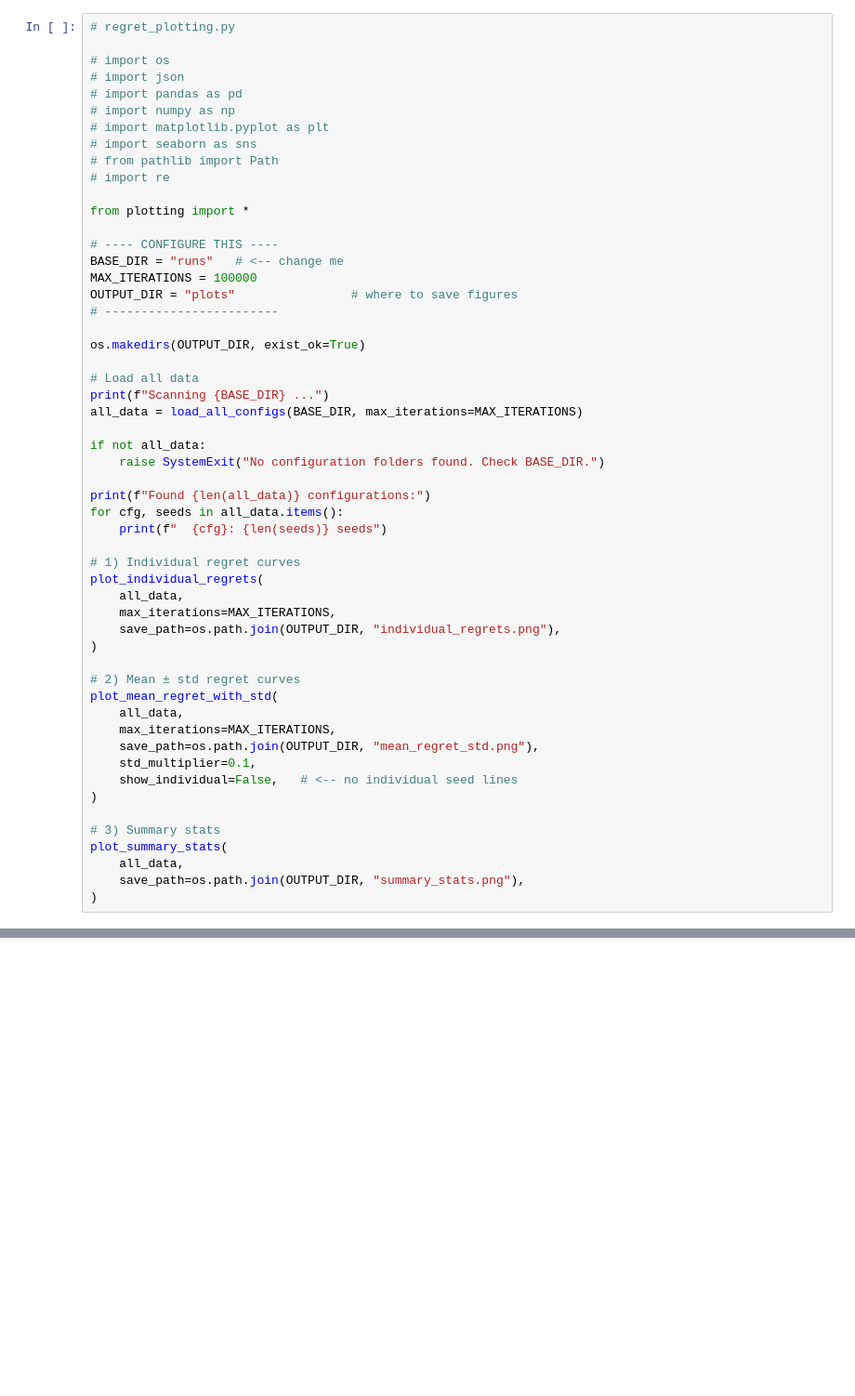
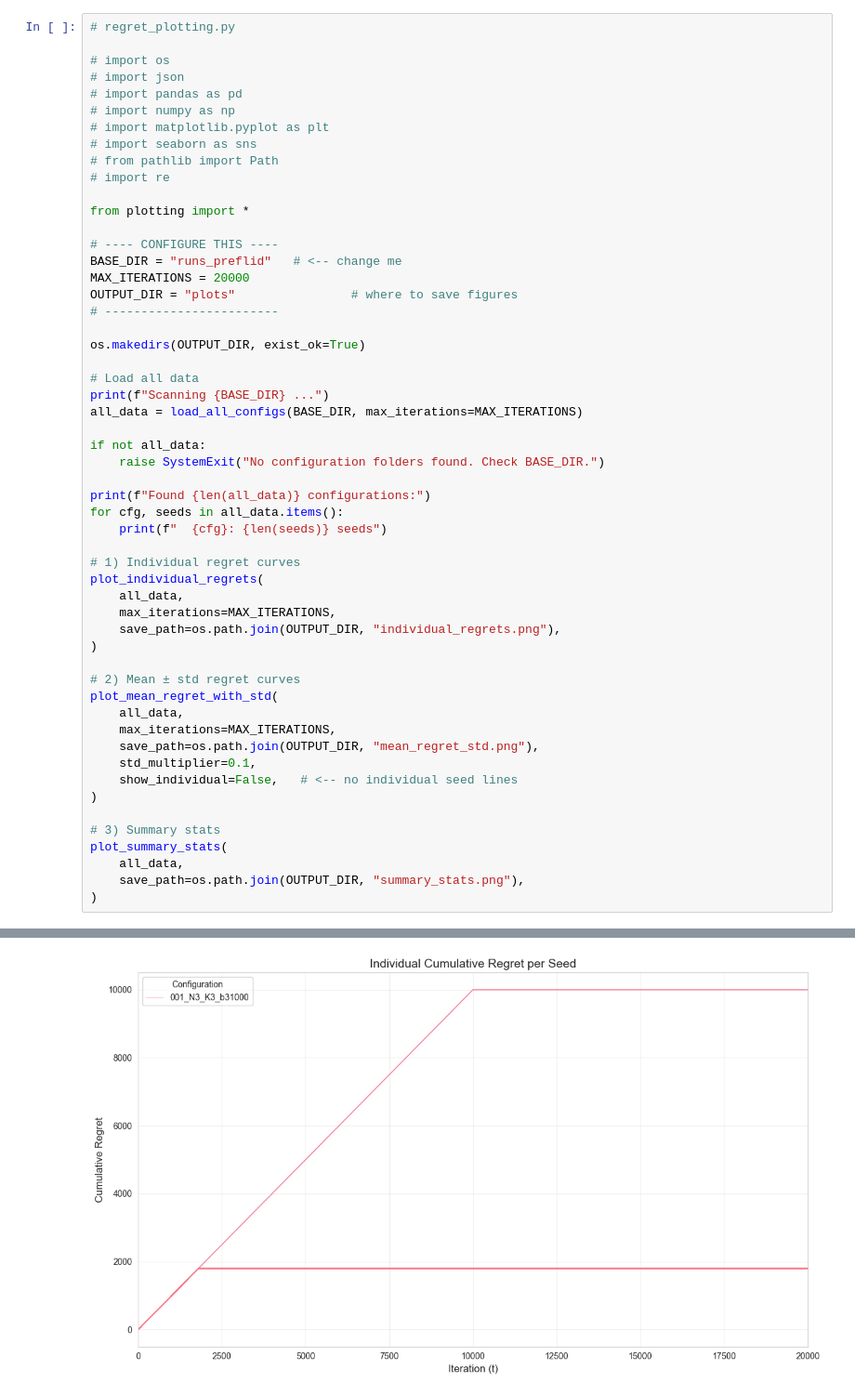
Before and after one commit to larkz/gale_shapley, a Jupyter notebook: notebooks/plots_preflid.ipynb, the cells around one changed output, grey strips where cells are left out. Shown at 93% size. Cells and saved outputs as stored; diff of their text form; blank space fills up the shorter version.

```diff
--- a/notebooks/plots_preflid.ipynb
+++ b/notebooks/plots_preflid.ipynb
@@ -13,8 +13,8 @@
 from plotting import *
 
 # ---- CONFIGURE THIS ----
-BASE_DIR = "runs"   # <-- change me
-MAX_ITERATIONS = 100000
+BASE_DIR = "runs_preflid"   # <-- change me
+MAX_ITERATIONS = 20000
 OUTPUT_DIR = "plots"                # where to save figures
 # ------------------------
 
@@ -72,0 +73 @@ Scanning: /Users/larkin/code/gale_shapley/runs
+[figure, new version]
```
Also changed, not shown: parts of 2 cells of this notebook, 4 other files.
